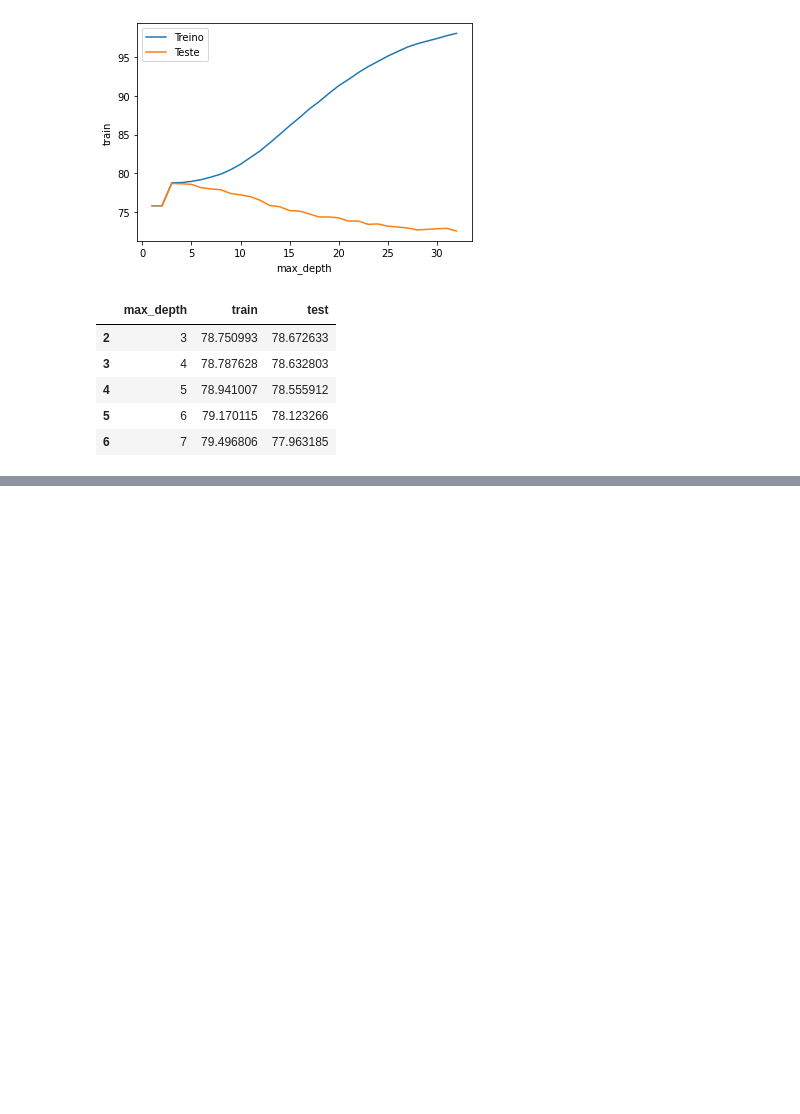
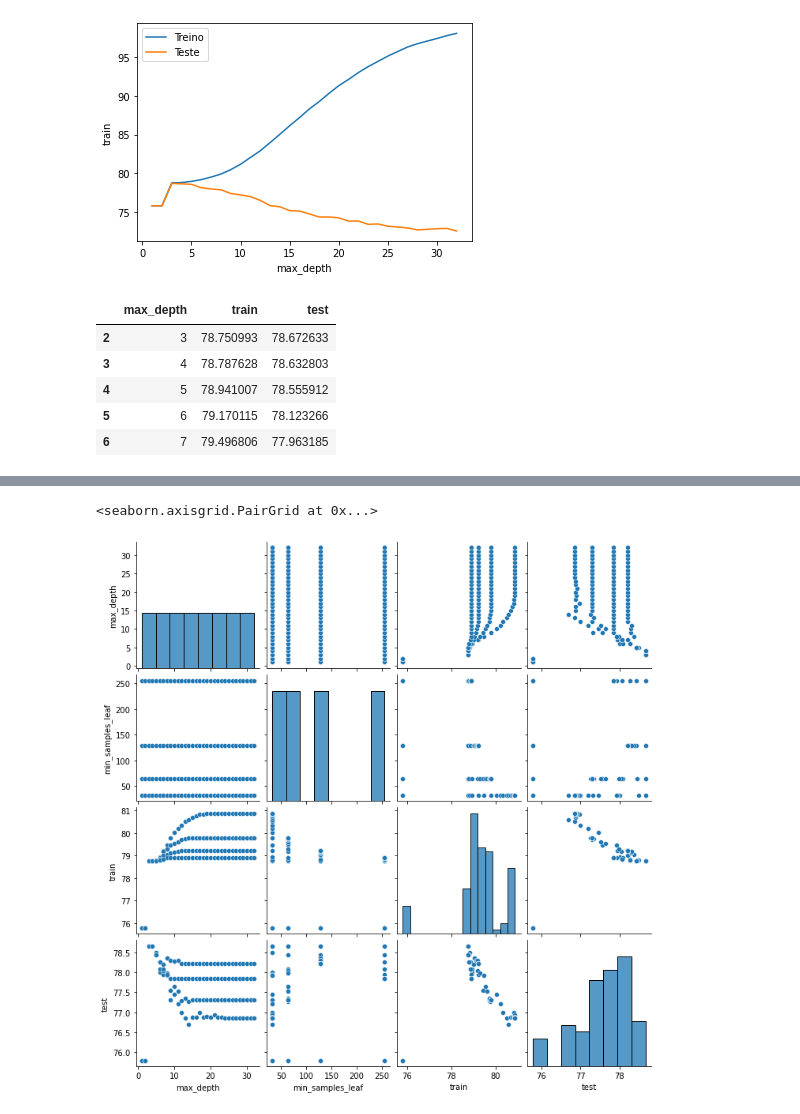
Before and after one commit to OseiasBeu/Data-Science, a Jupyter notebook: ValidandoModelos/Introdução_a_Machine_Learning_Otimização.ipynb, the cells around one changed output, grey strips where cells are left out. Cells and saved outputs as stored; diff of their text form; code cells hidden in the pictures; blank space fills up the shorter version.

```diff
--- a/ValidandoModelos/Introdução_a_Machine_Learning_Otimização.ipynb
+++ b/ValidandoModelos/Introdução_a_Machine_Learning_Otimização.ipynb
@@ -296,0 +410,5 @@ resultados.sort_values("test", ascending=False).head()
+# %%
+sns.pairplot(resultados)
+# %% [output]
+<seaborn.axisgrid.PairGrid at 0x...>
+[figure, added]
```
Also changed, not shown: parts of 16 cells of this notebook.
